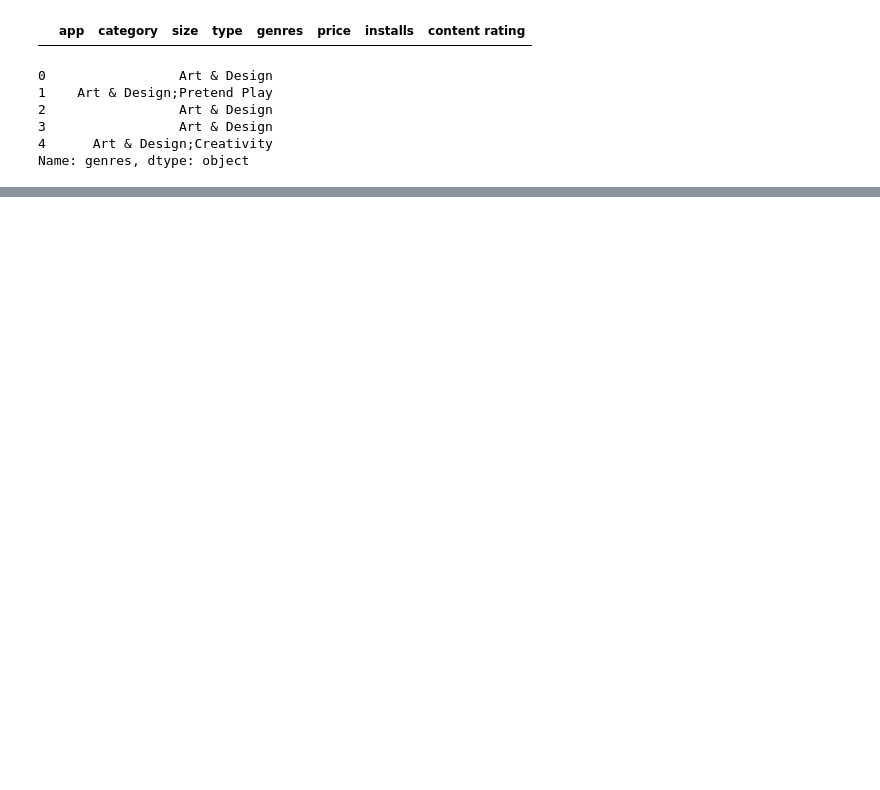
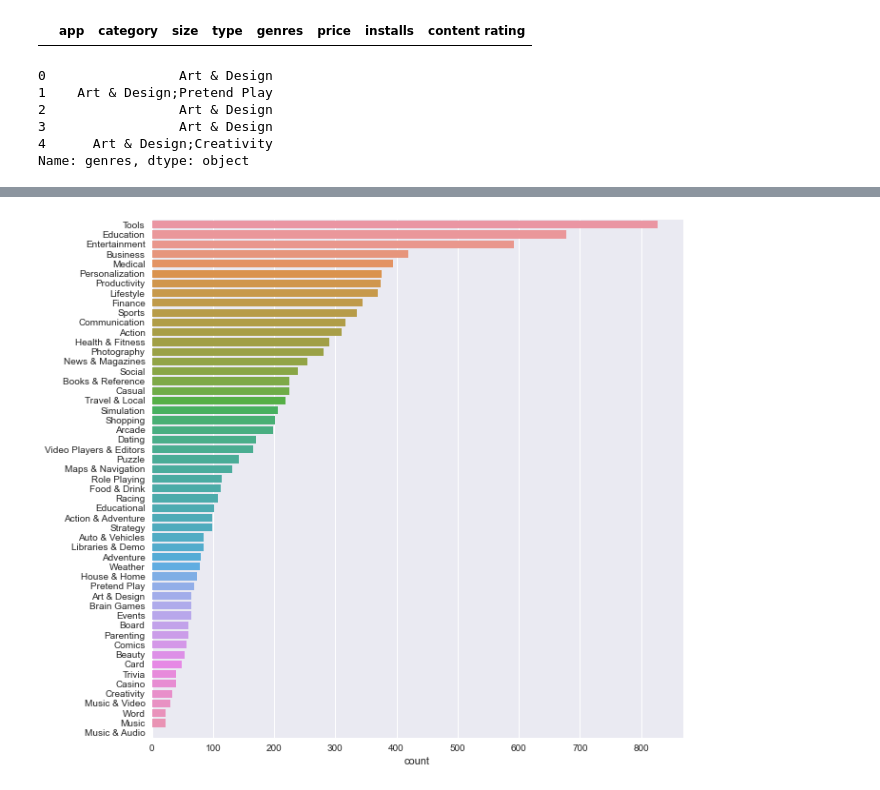
Before and after one commit to king-glitch/cs-434, a Jupyter notebook: index.ipynb, the cells around one changed output, grey strips where cells are left out. Cells and saved outputs as stored; diff of their text form; code cells hidden in the pictures; blank space fills up the shorter version.

```diff
--- a/index.ipynb
+++ b/index.ipynb
@@ -199,12 +205,12 @@ Name: genres, dtype: object
 # %%
 # เราจะแบ่งตัว genres ให้เป็นรูปแบบ ว่าตัว genres มันมีเท่าไหร่
 genres = df['genres']
-results = {}
+genres_results = {}
 for gen in genres:
     for g in gen.split(';'):
-        if g not in results:
-            results[g] = 1
+        if g not in genres_results:
+            genres_results[g] = 1
             continue
-        results[g] += 1
-results
+        genres_results[g] += 1
+genres_results
 # %% [output]
@@ -303,3 +333,11 @@ plt.show()
+# %%
+plt.figure(figsize=(10, 10))
+data_plot = dict(sorted(genres_results.items(), key=lambda kv: kv[1], reverse=True))
+data_plot = [key for key, val in data_plot.items() for _ in range(val)]
+sns.countplot(y=data_plot)
+plt.show()
+# %% [output]
+[figure, added]
 # %%
 df['genres'].value_counts().plot(kind='hist')
 plt.title("Genres Histogram")
```
Also changed, not shown: parts of 30 cells of this notebook.
